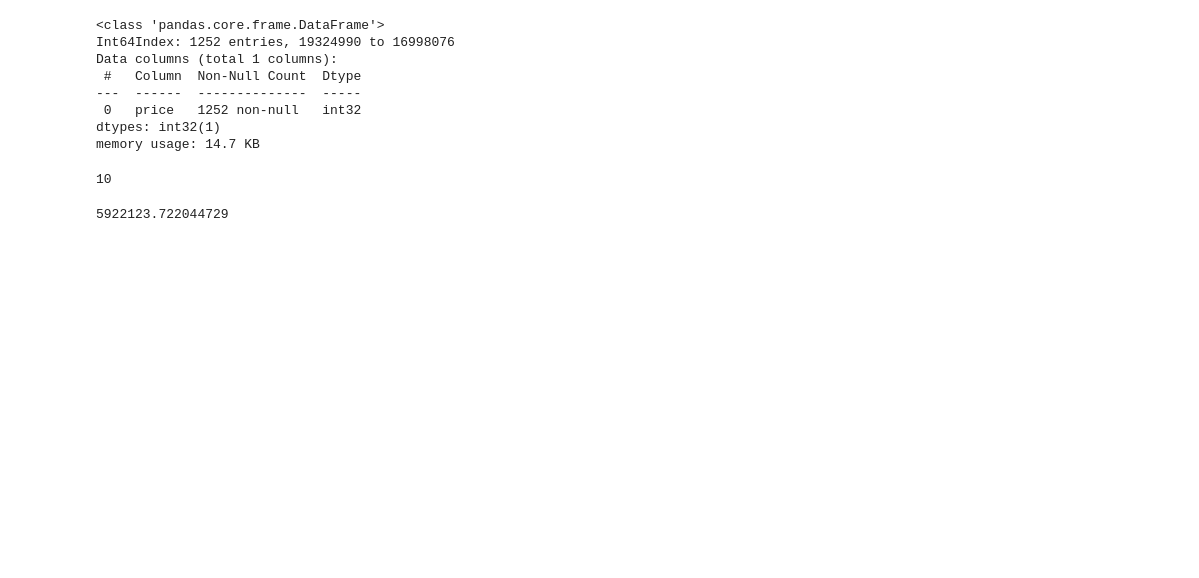
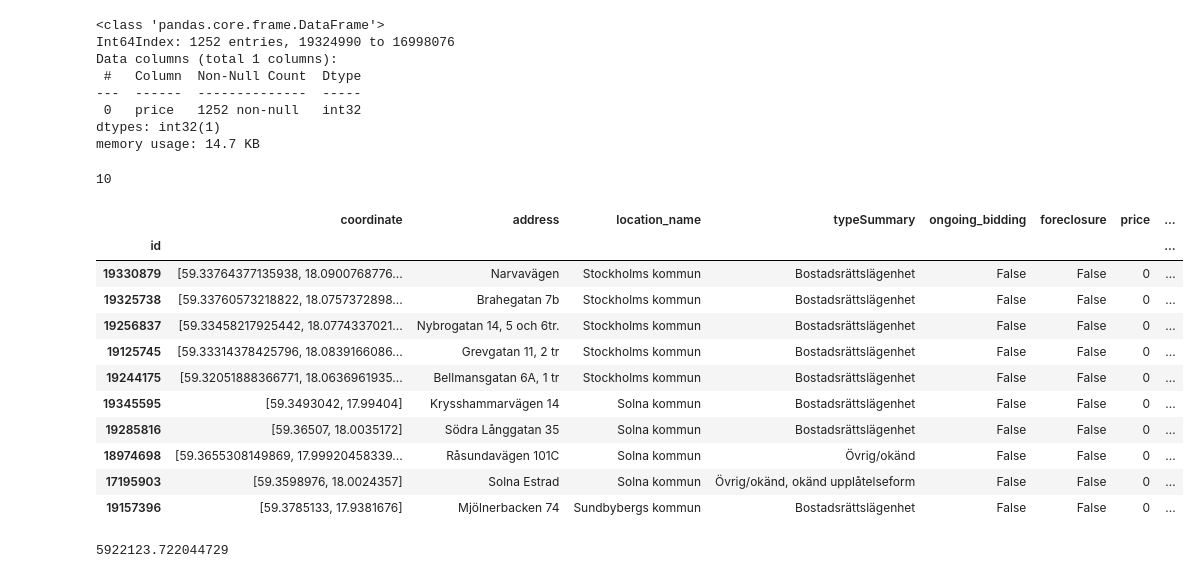
Before and after one commit to robboten/hemnet-transform, a Jupyter notebook: notebooks/look.ipynb, the cells around one changed output. Saved outputs shown, nothing was run; the diff lists cells and outputs as text; code cells hidden in the pictures; blank space fills up the shorter version.

```diff
--- a/notebooks/look.ipynb
+++ b/notebooks/look.ipynb
@@ -216,3 +236,18 @@ count.count()
 # %% [output]
 10
+# %%
+df.query("price==0")
+# %% [output]
+|  | coordinate | address | location_name | typeSummary | ongoing_bidding | foreclosure | price | ... |
+| id |  |  |  |  |  |  |  | ... |
+| 19330879 | [59.33764377135938, 18.0900768776... | Narvavägen | Stockholms kommun | Bostadsrättslägenhet | False | False | 0 | ... |
+| 19325738 | [59.33760573218822, 18.0757372898... | Brahegatan 7b | Stockholms kommun | Bostadsrättslägenhet | False | False | 0 | ... |
+| 19256837 | [59.33458217925442, 18.0774337021... | Nybrogatan 14, 5 och 6tr. | Stockholms kommun | Bostadsrättslägenhet | False | False | 0 | ... |
+| 19125745 | [59.33314378425796, 18.0839166086... | Grevgatan 11, 2 tr | Stockholms kommun | Bostadsrättslägenhet | False | False | 0 | ... |
+| 19244175 | [59.32051888366771, 18.0636961935... | Bellmansgatan 6A, 1 tr | Stockholms kommun | Bostadsrättslägenhet | False | False | 0 | ... |
+| 19345595 | [59.3493042, 17.99404] | Krysshammarvägen 14 | Solna kommun | Bostadsrättslägenhet | False | False | 0 | ... |
+| 19285816 | [59.36507, 18.0035172] | Södra Långgatan 35 | Solna kommun | Bostadsrättslägenhet | False | False | 0 | ... |
+| 18974698 | [59.3655308149869, 17.99920458339... | Råsundavägen 101C | Solna kommun | Övrig/okänd | False | False | 0 | ... |
+| 17195903 | [59.3598976, 18.0024357] | Solna Estrad | Solna kommun | Övrig/okänd, okänd upplåtelseform | False | False | 0 | ... |
+| 19157396 | [59.3785133, 17.9381676] | Mjölnerbacken 74 | Sundbybergs kommun | Bostadsrättslägenhet | False | False | 0 | ... |
 # %%
```
Also changed, not shown: parts of 13 cells of this notebook, 2 other files.
